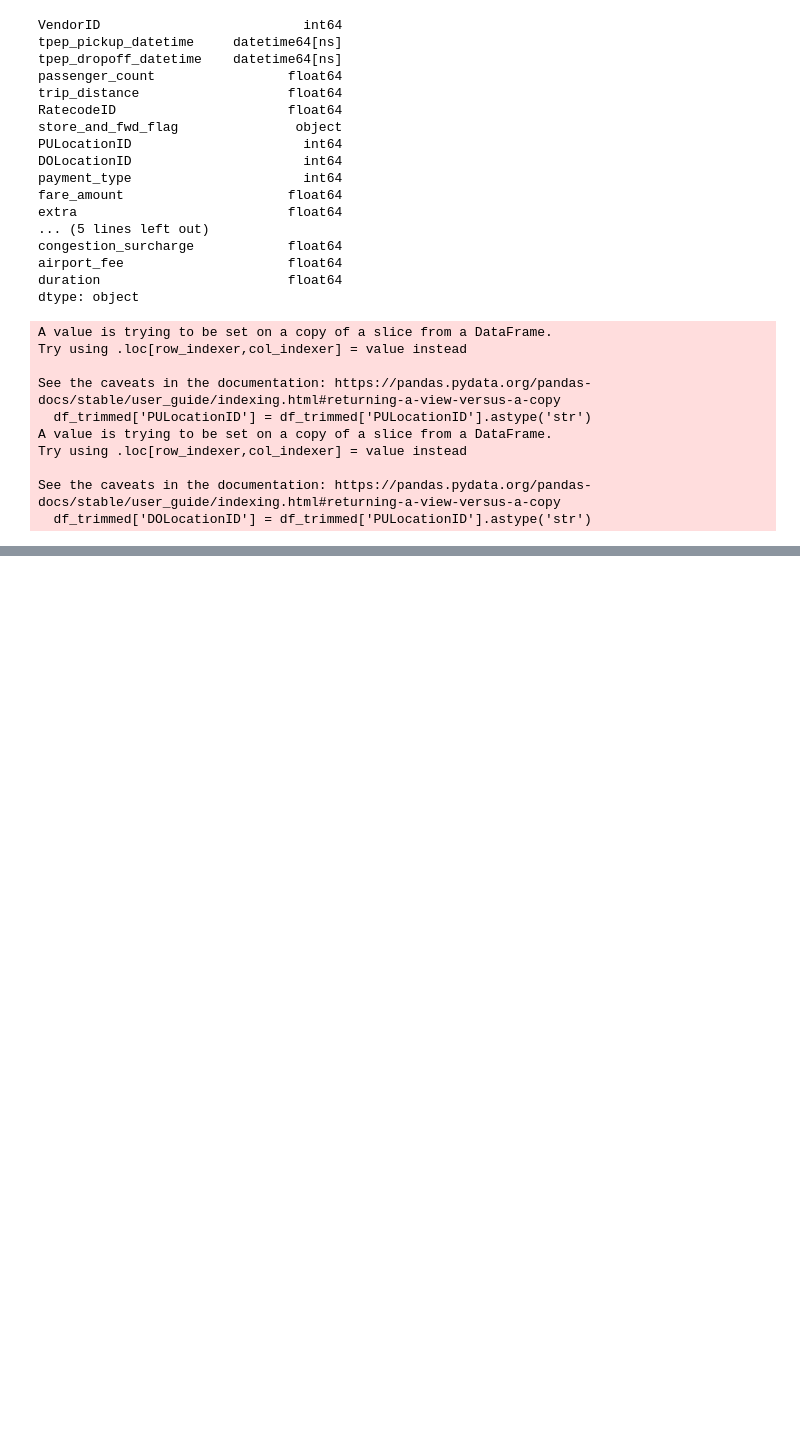
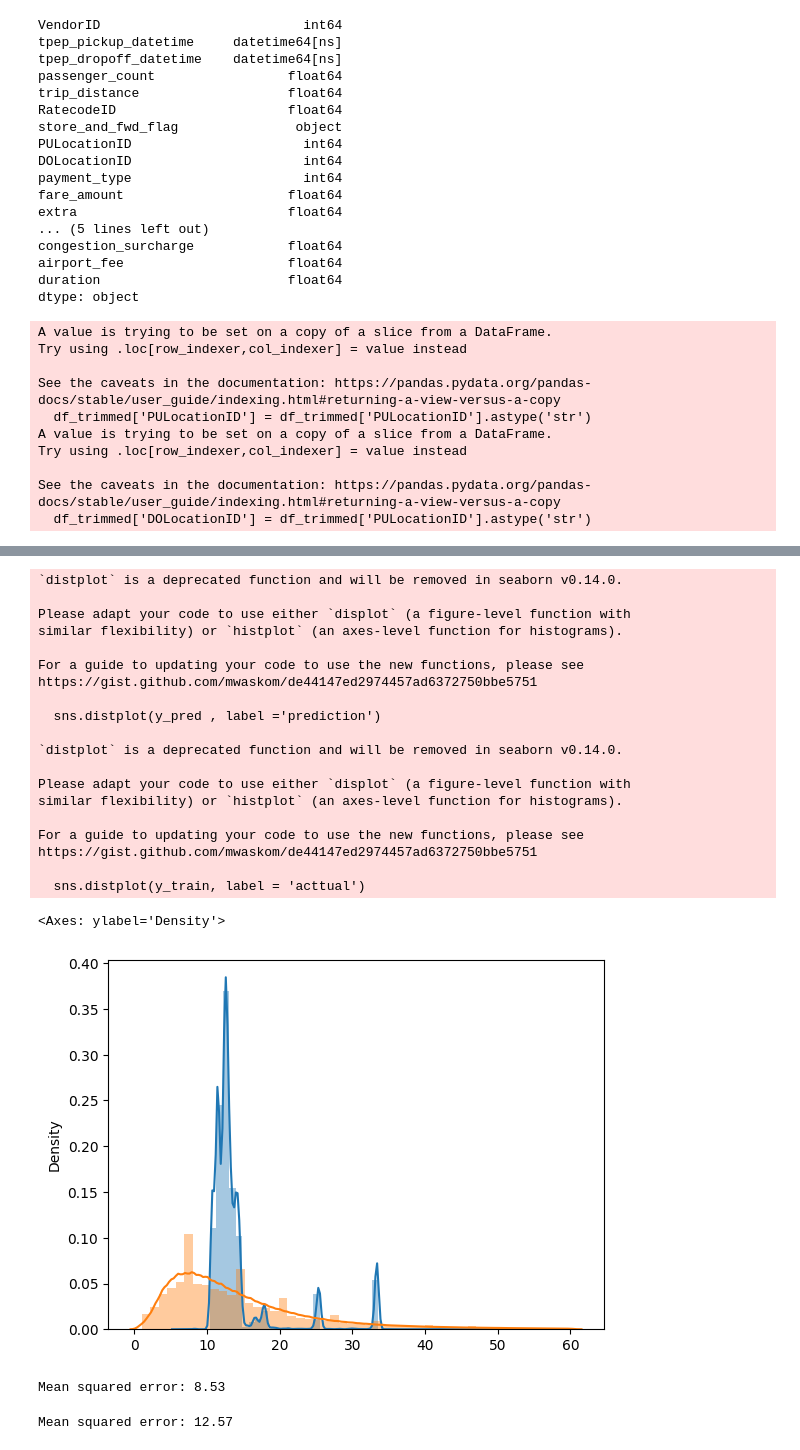
Before and after one commit to AOGbadamosi2018/mlops-zoomcamp, a Jupyter notebook: 01 - intro/homework.ipynb, the cells around one changed output, grey strips where cells are left out. Saved outputs shown, nothing was run; the diff lists cells and outputs as text; code cells hidden in the pictures; blank space fills up the shorter version.

Commit message:
homework 1 review and model saving

```diff
--- a/01 - intro/homework.ipynb
+++ b/01 - intro/homework.ipynb
@@ -129,2 +133,6 @@ X.shape , y.shape
+# %%
+X_train = dv.fit_transform(train_dicts)
+# %%
+y_train = df_trimmed['duration'].values
 # %%
 from sklearn.linear_model import LinearRegression
@@ -136,5 +140,5 @@ Index(['PULocationID', 'DOLocationID'], dtype='object')
 # %%
 model = LinearRegression()
 # %%
-from sklearn.model_selection import train_test_split
-X_train, X_test, y_train, y_test = train_test_split(X.sample, y, test_size=0.2, random_state=42)
+#from sklearn.model_selection import train_test_split
+#X_train, X_test, y_train, y_test = train_test_split(X.sample, y, test_size=0.2, random_state=42)
@@ -148,8 +149,37 @@ model.fit(X_train, y_train)
 # %%
-y_pred = model.predict(X_test)
+y_pred = model.predict(X_train)
+# %%
+import seaborn as sns
+
+sns.distplot(y_pred , label ='prediction')
+sns.distplot(y_train, label = 'acttual')
+# %% [output]
+`distplot` is a deprecated function and will be removed in seaborn v0.14.0.
+
+Please adapt your code to use either `displot` (a figure-level function with
+similar flexibility) or `histplot` (an axes-level function for histograms).
+
+For a guide to updating your code to use the new functions, please see
+https://gist.github.com/mwaskom/de44147ed2974457ad6372750bbe5751
+
+  sns.distplot(y_pred , label ='prediction')
+
+`distplot` is a deprecated function and will be removed in seaborn v0.14.0.
+
+Please adapt your code to use either `displot` (a figure-level function with
+similar flexibility) or `histplot` (an axes-level function for histograms).
+
+For a guide to updating your code to use the new functions, please see
+https://gist.github.com/mwaskom/de44147ed2974457ad6372750bbe5751
+
+  sns.distplot(y_train, label = 'acttual')
+<Axes: ylabel='Density'>
+[figure, added]
 # %%
 from sklearn.metrics import mean_squared_error
-rmse = mean_squared_error(y_test, y_pred, squared = True)
+rmse = mean_squared_error(y_train, y_pred, squared = False)
 print(f"Mean squared error: {rmse:.2f}")
+# %% [output]
+Mean squared error: 8.53
 # %%
 validation = pd.read_parquet('https://d37ci6vzurychx.cloudfront.net/trip-data/yellow_tripdata_2023-02.parquet')
@@ -169,4 +204,6 @@ y_pred = model.predict(validation)
 # %%
 from sklearn.metrics import mean_squared_error
-rmse = mean_squared_error(y_val, y_pred, squared = True)
+rmse = mean_squared_error(y_val, y_val_pred, squared = False)
 print(f"Mean squared error: {rmse:.2f}")
+# %% [output]
+Mean squared error: 12.57
```
Also changed, not shown: parts of 12 cells of this notebook, 1 other file.
